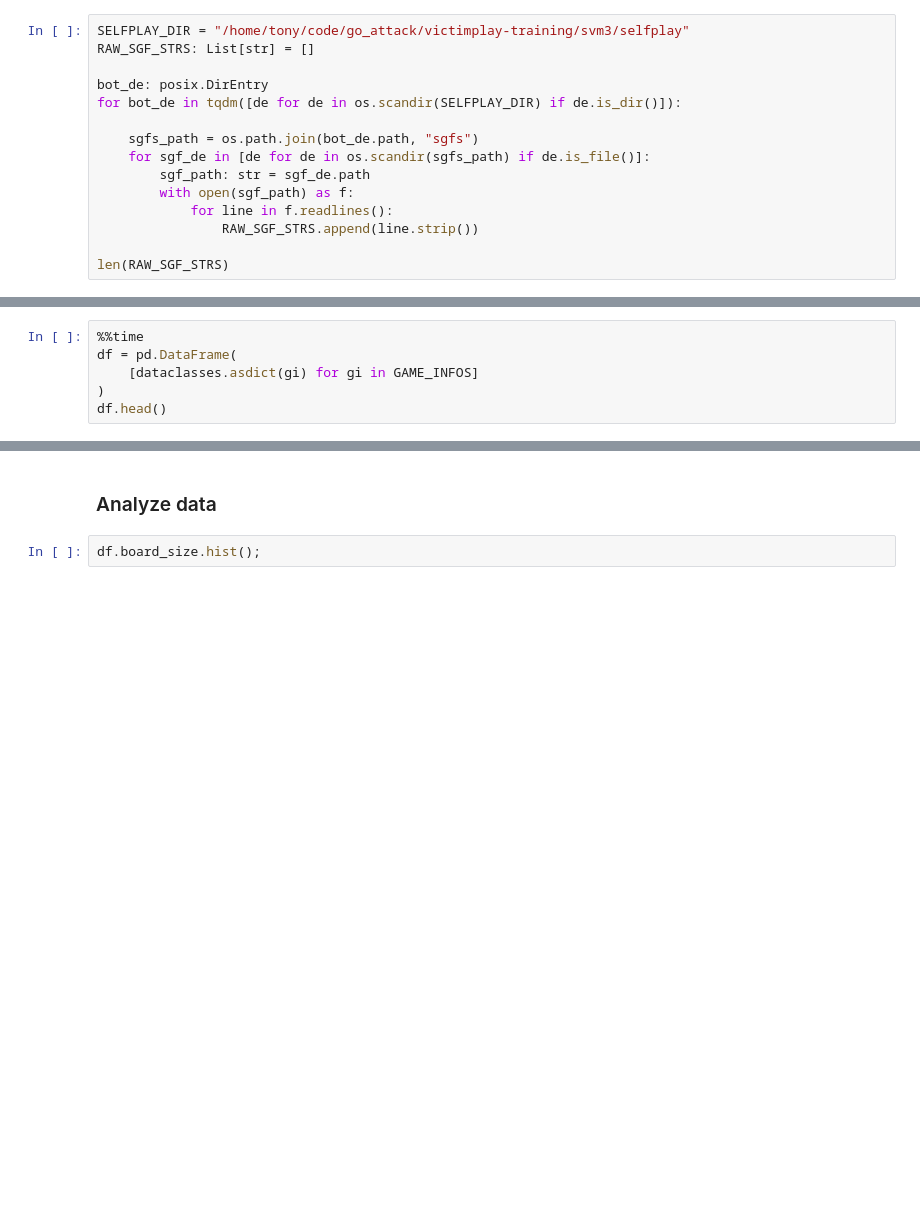
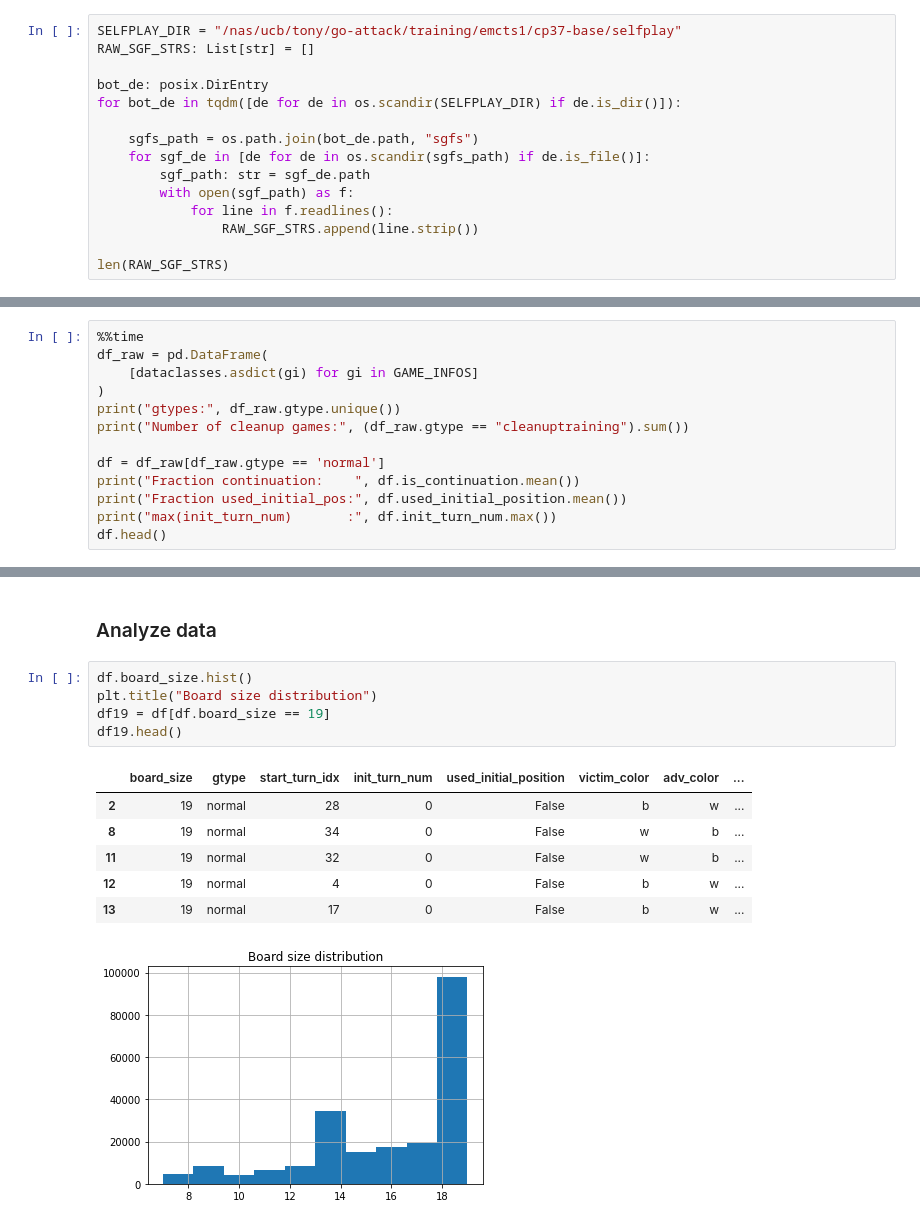
Before and after one commit to AlignmentResearch/go_attack, a Jupyter notebook: notebooks/sgf-explorer.ipynb, the cells around one changed output, grey strips where cells are left out. Saved outputs shown, nothing was run; the diff lists cells and outputs as text; blank space fills up the shorter version.

```diff
--- a/notebooks/sgf-explorer.ipynb
+++ b/notebooks/sgf-explorer.ipynb
@@ -26,7 +27,7 @@ from sgfmill import sgf
 # %% [markdown]
 ### Load games
 # %%
-SELFPLAY_DIR = "/home/tony/code/go_attack/victimplay-training/svm3/selfplay"
+SELFPLAY_DIR = "/nas/ucb/tony/go-attack/training/emcts1/cp37-base/selfplay"
 RAW_SGF_STRS: List[str] = []
 
 bot_de: posix.DirEntry
@@ -128,7 +160,14 @@ GAME_INFOS: List[GameInfo] = process_map(
 )
 # %%
 %%time
-df = pd.DataFrame(
+df_raw = pd.DataFrame(
     [dataclasses.asdict(gi) for gi in GAME_INFOS]
 )
+print("gtypes:", df_raw.gtype.unique())
+print("Number of cleanup games:", (df_raw.gtype == "cleanuptraining").sum())
+
+df = df_raw[df_raw.gtype == 'normal']
+print("Fraction continuation:    ", df.is_continuation.mean())
+print("Fraction used_initial_pos:", df.used_initial_position.mean())
+print("max(init_turn_num)       :", df.init_turn_num.max())
 df.head()
@@ -135,4 +188,15 @@ df.head()
 # %% [markdown]
 ### Analyze data
 # %%
-df.board_size.hist();
+df.board_size.hist()
+plt.title("Board size distribution")
+df19 = df[df.board_size == 19]
+df19.head()
+# %% [output]
+|  | board_size | gtype | start_turn_idx | init_turn_num | used_initial_position | victim_color | adv_color | ... |
+| 2 | 19 | normal | 28 | 0 | False | b | w | ... |
+| 8 | 19 | normal | 34 | 0 | False | w | b | ... |
+| 11 | 19 | normal | 32 | 0 | False | w | b | ... |
+| 12 | 19 | normal | 4 | 0 | False | b | w | ... |
+| 13 | 19 | normal | 17 | 0 | False | b | w | ... |
+[figure, added]
```
Also changed, not shown: parts of 13 cells of this notebook, 1 other file.
